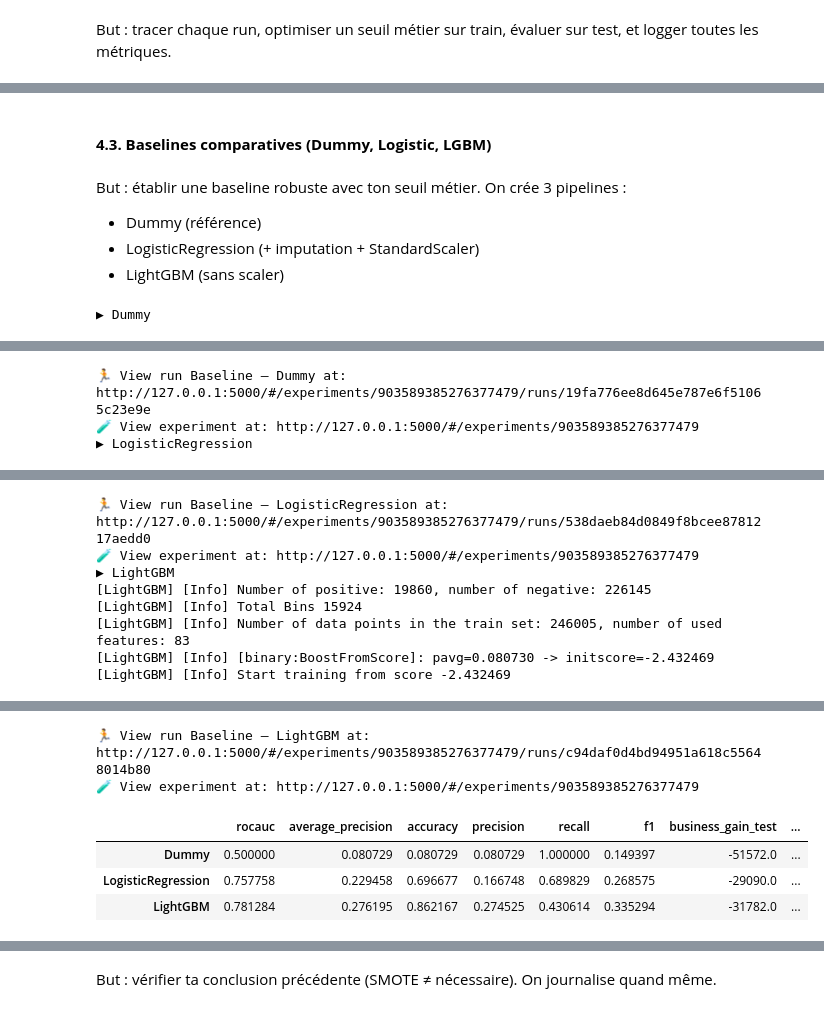
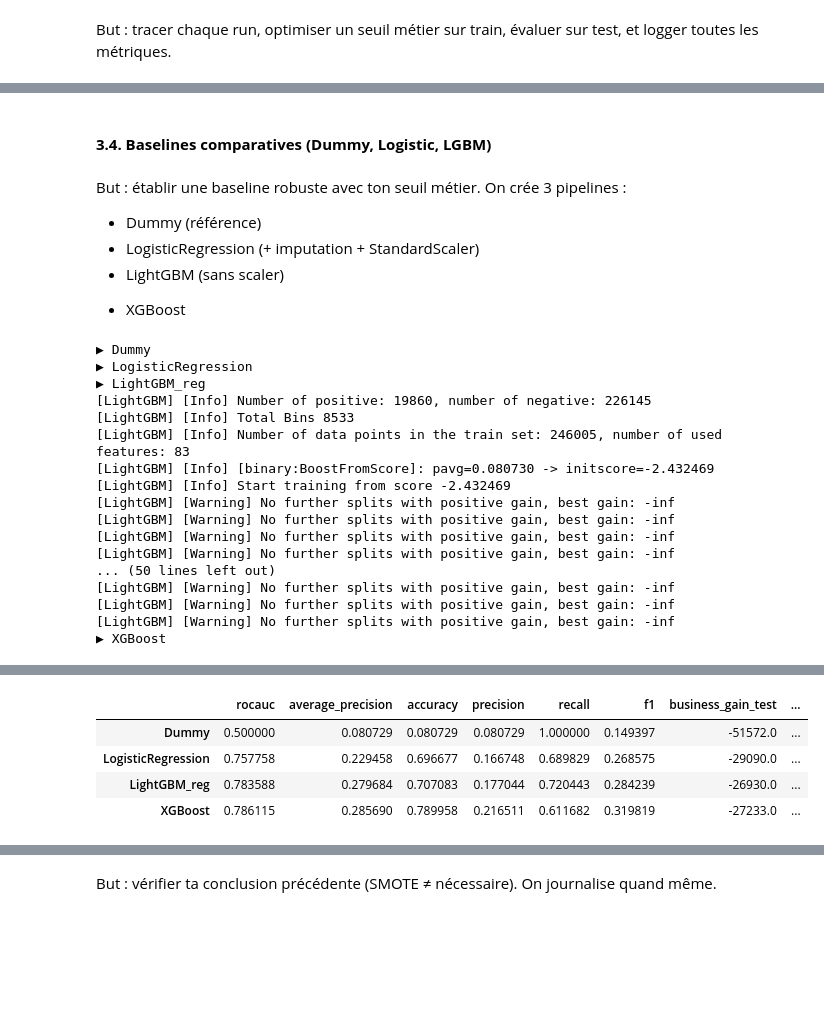
Before and after one commit to MargauxDupeyron/OC-P7-Implementez-un-modele-de-scoring, a Jupyter notebook: projet_7.ipynb, the cells around one changed output, grey strips where cells are left out. Saved outputs shown, nothing was run; the diff lists cells and outputs as text; code cells hidden in the pictures; blank space fills up the shorter version.

```diff
--- a/projet_7.ipynb
+++ b/projet_7.ipynb
@@ -1547,6 +2400,5 @@ But : tracer chaque run, optimiser un seuil métier sur train, évaluer sur test
 # %%
-mlflow.set_tracking_uri(uri="http://127.0.0.1:5000")
+mlflow.set_tracking_uri(MLFLOW_URI)
+mlflow.set_registry_uri(MLFLOW_URI)
+mlflow.set_experiment(EXPERIMENT_NAME)
+_ = mlflow.get_experiment_by_name(EXPERIMENT_NAME)
-# %%
-mlflow.set_registry_uri("file:./mlruns")
-# %%
-mlflow.set_experiment("HomeCredit — Modelisation")
@@ -1604,51 +2477,88 @@ def log_run_mlflow(model, model_name, X_tr, y_tr, X_te, y_te, params=None, tags=
 
         return metrics, fitted
 # %% [markdown]
-#### **4.3. Baselines comparatives (Dummy, Logistic, LGBM)**
+#### **3.4. Baselines comparatives (Dummy, Logistic, LGBM)**
 # %% [markdown]
 But : établir une baseline robuste avec ton seuil métier.
 On crée 3 pipelines :
 - Dummy (référence)
 - LogisticRegression (+ imputation + StandardScaler)
 - LightGBM (sans scaler)
+
++ XGBoost
 # %%
 # Définition des modèles
+# Dummy
 dummy_pipe = Pipeline([
     ("imputer", SimpleImputer(strategy="most_frequent")),
     ("model", DummyClassifier(strategy="most_frequent", random_state=42))
 ])
 
+# Logistic
 logreg_pipe = Pipeline([
     ("imputer", SimpleImputer(strategy="most_frequent")),
     ("scaler", StandardScaler(with_mean=True)),
-    ("model", LogisticRegression(max_iter=3000, solver="lbfgs", n_jobs=-1, class_weight="balanced"))
+    ("model", LogisticRegression(max_iter=3000, solver="lbfgs", class_weight="balanced"))
 ])
 
+# LightGBM régularisé
 lgbm_pipe = Pipeline([
     ("imputer", SimpleImputer(strategy="most_frequent")),
     ("model", LGBMClassifier(
-        n_estimators=3000, learning_rate=0.03, num_leaves=48,
-        subsample=0.8, colsample_bytree=0.8, random_state=42,
-        n_jobs=-1, force_col_wise=True
+        n_estimators=3500, learning_rate=0.02,
+        num_leaves=10, max_depth=5, min_child_samples=650,
+        min_split_gain=0.06, max_bin=127,
+        reg_alpha=2.0, reg_lambda=32.0,
+        subsample=0.65, subsample_freq=1, colsample_bytree=0.5,
+        extra_trees=True, path_smooth=50.0,
+        n_jobs=-1, random_state=42, force_col_wise=True
     ))
 ])
+
+xgb_pipe = Pipeline([
+    ("imputer", SimpleImputer(strategy="most_frequent")),
+    ("model", XGBClassifier(
+        n_estimators=1500, learning_rate=0.03,
+        max_depth=6, subsample=0.8,
+        colsample_bytree=0.8, min_child_weight=5,
+        reg_alpha=0.0, reg_lambda=2.0,
+        gamma=0.0, tree_method="hist",
+        eval_metric="aucpr", n_jobs=-1, random_state=42
+    ))
+])
 # %%
 # Lancer et logger les baselines
 results_baseline = {}
-
 for name, model in [
     ("Dummy", dummy_pipe),
     ("LogisticRegression", logreg_pipe),
-    ("LightGBM", lgbm_pipe),
+    ("LightGBM_reg", lgbm_pipe),
+    ("XGBoost", xgb_pipe)
 ]:
     print(f"▶ {name}")
     metrics, fitted = log_run_mlflow(
         model, f"Baseline — {name}",
         X_train, y_train, X_test, y_test,
-        params=None, tags={"phase": "baseline", "imputation": "mode"}
+        params=None, tags={"phase": "baseline", "imputation": "most_frequent"}
     )
     results_baseline[name] = metrics
 
 pd.DataFrame(results_baseline).T
 # %% [output]
 ▶ Dummy
+▶ LogisticRegression
+▶ LightGBM_reg
+[LightGBM] [Info] Number of positive: 19860, number of negative: 226145
+[LightGBM] [Info] Total Bins 8533
+[LightGBM] [Info] Number of data points in the train set: 246005, number of used features: 83
+[LightGBM] [Info] [binary:BoostFromScore]: pavg=0.080730 -> initscore=-2.432469
+[LightGBM] [Info] Start training from score -2.432469
+[LightGBM] [Warning] No further splits with positive gain, best gain: -inf
+[LightGBM] [Warning] No further splits with positive gain, best gain: -inf
+[LightGBM] [Warning] No further splits with positive gain, best gain: -inf
+[LightGBM] [Warning] No further splits with positive gain, best gain: -inf
+... (50 lines left out)
+[LightGBM] [Warning] No further splits with positive gain, best gain: -inf
+[LightGBM] [Warning] No further splits with positive gain, best gain: -inf
+[LightGBM] [Warning] No further splits with positive gain, best gain: -inf
+▶ XGBoost
@@ -1657,3 +2564,0 @@ pd.DataFrame(results_baseline).T
-🏃 View run Baseline — Dummy at: http://127.0.0.1:5000/#/experiments/903589385276377479/runs/19fa776ee8d645e787e6f51065c23e9e
-🧪 View experiment at: http://127.0.0.1:5000/#/experiments/903589385276377479
-▶ LogisticRegression
@@ -1661,8 +2564,0 @@ pd.DataFrame(results_baseline).T
-🏃 View run Baseline — LogisticRegression at: http://127.0.0.1:5000/#/experiments/903589385276377479/runs/538daeb84d0849f8bcee8781217aedd0
-🧪 View experiment at: http://127.0.0.1:5000/#/experiments/903589385276377479
-▶ LightGBM
-[LightGBM] [Info] Number of positive: 19860, number of negative: 226145
-[LightGBM] [Info] Total Bins 15924
-[LightGBM] [Info] Number of data points in the train set: 246005, number of used features: 83
-[LightGBM] [Info] [binary:BoostFromScore]: pavg=0.080730 -> initscore=-2.432469
-[LightGBM] [Info] Start training from score -2.432469
@@ -1670,6 +2565,5 @@ pd.DataFrame(results_baseline).T
-🏃 View run Baseline — LightGBM at: http://127.0.0.1:5000/#/experiments/903589385276377479/runs/c94daf0d4bd94951a618c55648014b80
-🧪 View experiment at: http://127.0.0.1:5000/#/experiments/903589385276377479
 |  | rocauc | average_precision | accuracy | precision | recall | f1 | business_gain_test | ... |
 | Dummy | 0.500000 | 0.080729 | 0.080729 | 0.080729 | 1.000000 | 0.149397 | -51572.0 | ... |
 | LogisticRegression | 0.757758 | 0.229458 | 0.696677 | 0.166748 | 0.689829 | 0.268575 | -29090.0 | ... |
-| LightGBM | 0.781284 | 0.276195 | 0.862167 | 0.274525 | 0.430614 | 0.335294 | -31782.0 | ... |
+| LightGBM_reg | 0.783588 | 0.279684 | 0.707083 | 0.177044 | 0.720443 | 0.284239 | -26930.0 | ... |
+| XGBoost | 0.786115 | 0.285690 | 0.789958 | 0.216511 | 0.611682 | 0.319819 | -27233.0 | ... |
```
Also changed, not shown: parts of 131 cells of this notebook.
